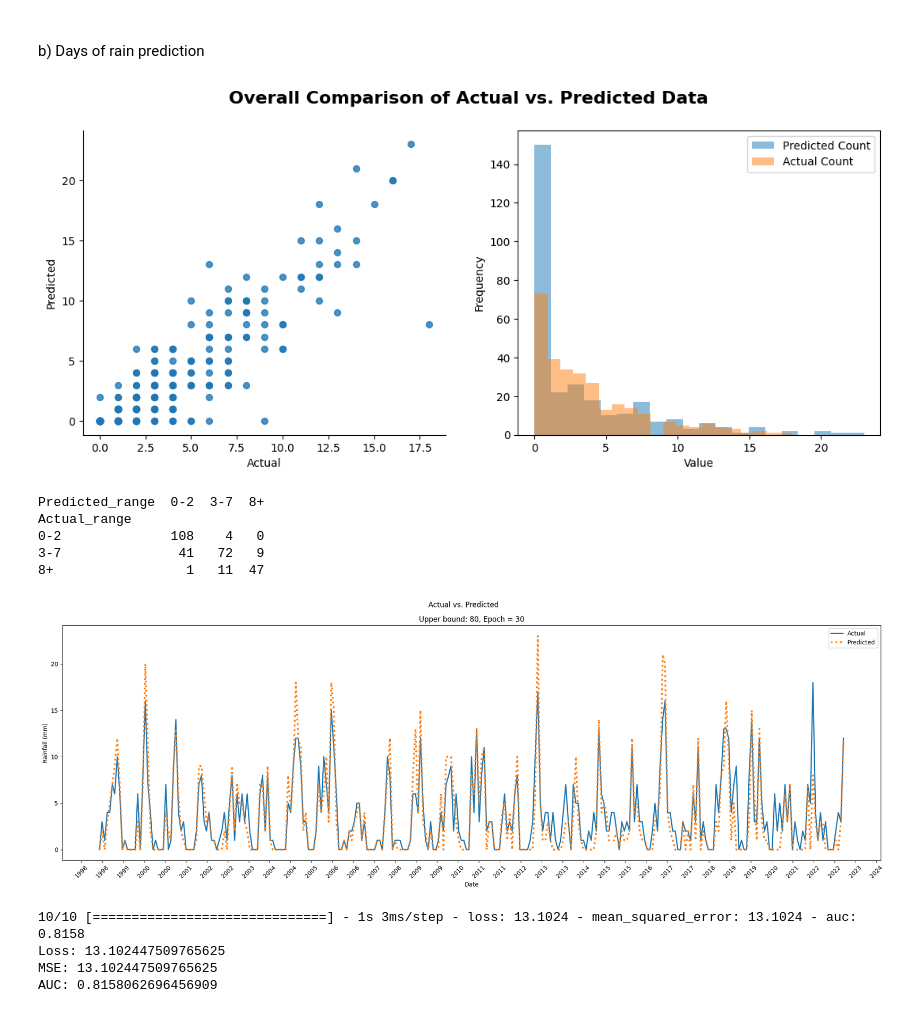
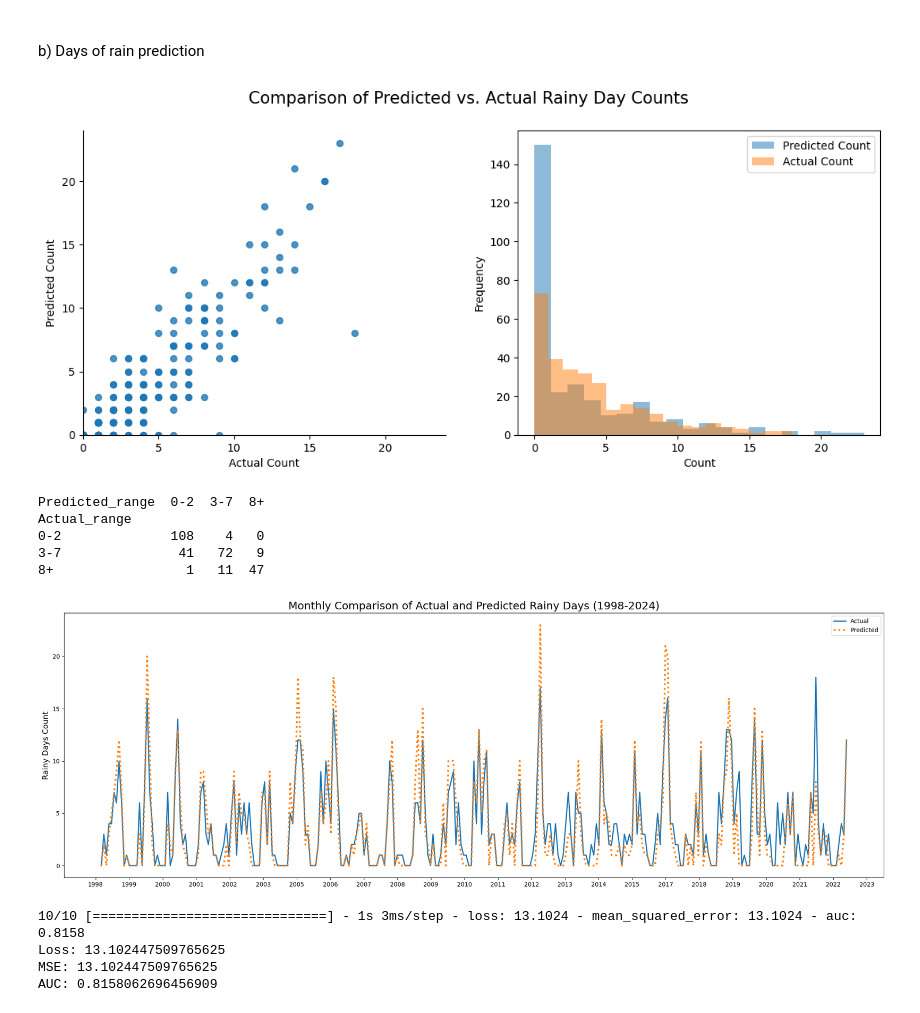
Before and after one commit to pippahtlin/Extreme-Precipitation, a Jupyter notebook: pretrained_univariate_daily.ipynb, the cells around one changed output. Cells and saved outputs as stored; diff of their text form; code cells hidden in the pictures.

```diff
--- a/pretrained_univariate_daily.ipynb
+++ b/pretrained_univariate_daily.ipynb
@@ -121,5 +121,5 @@ from time import time
 ### 1. Upper bound 80 + epoch 50:
 a) Precipitation prediction
 # %%
-model = models.load_model('/content/drive/MyDrive/Extreme Precipitation/Models/model_upper80.h5')
+# model = models.load_model('/content/drive/MyDrive/Extreme Precipitation/Models/model_upper80.h5')
 # %%
@@ -410,26 +410,32 @@ test_compare_monthly = test_compare.resample('M').agg({
 })
 # %%
 fig, (ax1, ax2) = plt.subplots(1, 2, figsize=(13, 5))
-fig.suptitle('Overall Comparison of Actual vs. Predicted Data', fontsize=16, fontweight='bold')
+fig.suptitle('Comparison of Predicted vs. Actual Rainy Day Counts', fontsize=15)
 
 # Plot 1: Scatter plot
 ax1.scatter(test_compare_monthly['Actual'], test_compare_monthly['Predicted'], alpha=0.8, s=32)
-ax1.set_xlabel('Actual')
-ax1.set_ylabel('Predicted')
+ax1.set_xlabel('Actual Count')
+ax1.set_ylabel('Predicted Count')
 ax1.spines['top'].set_visible(False)
 ax1.spines['right'].set_visible(False)
 
+# Set the same range for both axes
+max_value = max(test_compare_monthly['Actual'].max(), test_compare_monthly['Predicted'].max())
+ax1.set_xlim(0, max_value+1)
+ax1.set_ylim(0, max_value+1)
+
+
 # Plot 2: Histogram
 ax2.hist(test_compare_monthly['Predicted'], alpha=0.5, label='Predicted Count', bins=20)  # You can adjust the number of bins
-ax2.hist(test_compare_monthly['Actual'], alpha=0.5, label='Actual Count', bins=20)  # You can adjust the number of bins
-ax2.set_xlabel('Value')
+ax2.hist(test_compare_monthly['Actual'], alpha=0.5, label='Actual Count', bins=18)  # You can adjust the number of bins
+ax2.set_xlabel('Count')
 ax2.set_ylabel('Frequency')
 ax2.legend()
 
 # Show the plot
 plt.show()
 # %% [output]
-[figure, old version]
+[figure, new version]
 # %%
 bins = [0, 2, 7, float('inf')]
 test_compare_monthly['Actual_range'] = pd.cut(test_compare_monthly['Actual'], bins=bins, right=False, labels=['0-2', '3-7', '8+'])
@@ -446,22 +452,19 @@ Actual_range
 # %%
 # For upper = 80
 plt.figure(figsize=(20, 7))
-plt.xticks(rotation=45)
-plt.gca().xaxis.set_major_locator(MaxNLocator(nbins=40))
+plt.gca().xaxis.set_major_locator(MaxNLocator(nbins=30))
 
 plt.plot(test_compare_monthly['Actual'],linewidth=2.0)
 plt.plot(test_compare_monthly['Predicted'],linestyle=':',linewidth=3.0)
 plt.legend(['Actual', 'Predicted'])
-plt.suptitle("Actual vs. Predicted")
-plt.title("Upper bound: 80, Epoch = 30")
-plt.xlabel('Date')
-plt.ylabel('Rainfall (mm)')
+plt.title("Monthly Comparison of Actual and Predicted Rainy Days (1998-2024)", fontsize=18)
+plt.ylabel('Rainy Days Count', fontsize=13)
 plt.tight_layout()
 
 
 plt.show()
 # %% [output]
-[figure, old version]
+[figure, new version]
 # %%
 month_eval_pred = model.evaluate(test_compare_monthly['Actual'],test_compare_monthly['Predicted'])
 print(f"Loss: {month_eval_pred[0]}")
```
Also changed, not shown: parts of 16 cells of this notebook.
